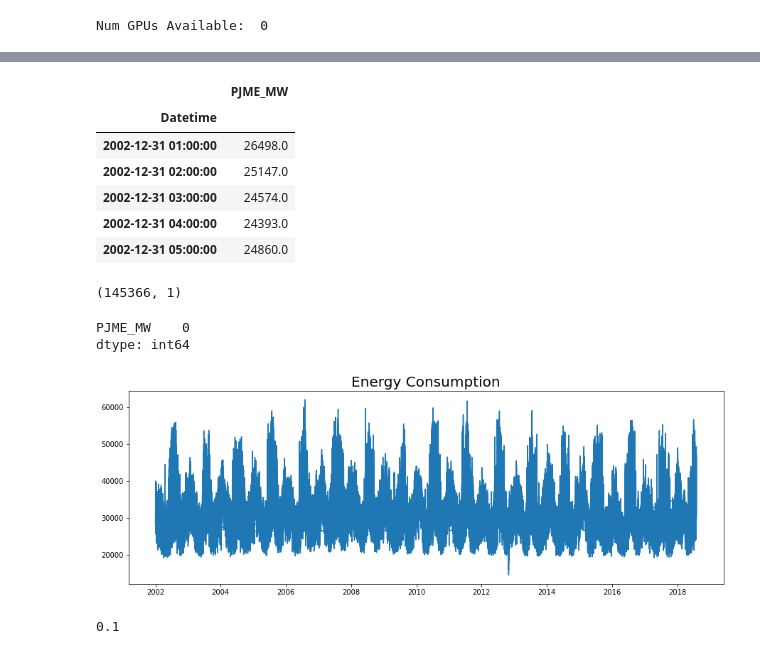
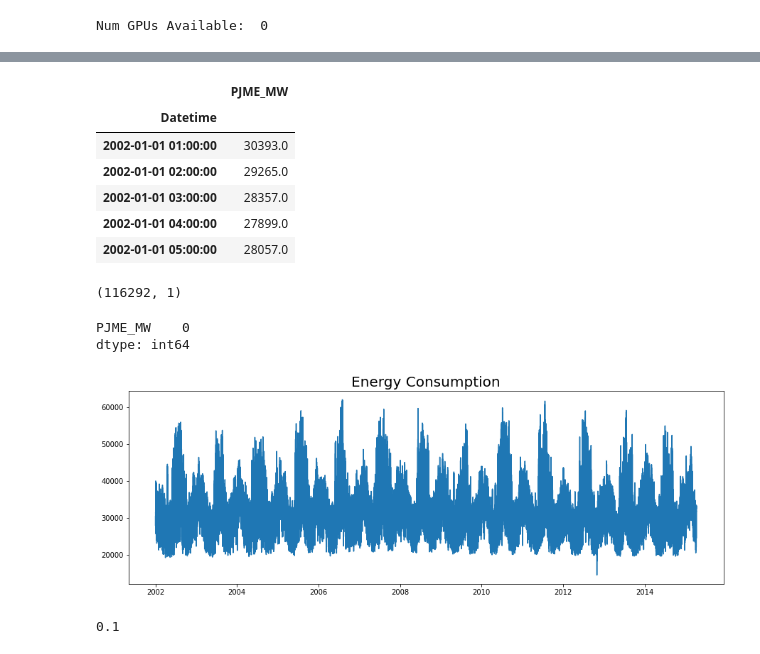
Before and after one commit to blankon123/random-analytics, a Jupyter notebook: Time_Series_LSTM.ipynb, the cells around one changed output, grey strips where cells are left out. Cells and saved outputs as stored; diff of their text form; code cells hidden in the pictures.

```diff
--- a/Time_Series_LSTM.ipynb
+++ b/Time_Series_LSTM.ipynb
@@ -24,19 +25,26 @@ uploaded = files.upload()
 # %%
 import io
-data_train = pd.read_csv('/content/PJME_hourly.csv',parse_dates=[0],index_col=[0])
-data_train.head()
+df = pd.read_csv('/content/PJME_hourly.csv',parse_dates=[0])
+df = df.sort_values('Datetime')
+df = df.set_index('Datetime')
+df.head()
 # %% [output]
 |  | PJME_MW |
 | Datetime |  |
-| 2002-12-31 01:00:00 | 26498.0 |
-| 2002-12-31 02:00:00 | 25147.0 |
-| 2002-12-31 03:00:00 | 24574.0 |
-| 2002-12-31 04:00:00 | 24393.0 |
-| 2002-12-31 05:00:00 | 24860.0 |
+| 2002-01-01 01:00:00 | 30393.0 |
+| 2002-01-01 02:00:00 | 29265.0 |
+| 2002-01-01 03:00:00 | 28357.0 |
+| 2002-01-01 04:00:00 | 27899.0 |
+| 2002-01-01 05:00:00 | 28057.0 |
+# %%
+validation_set = 20
+validation_cutoff = df.shape[0]*(100-validation_set)//100
+data_train = df.iloc[:validation_cutoff,]
+data_test = df.iloc[validation_cutoff:,]
 # %%
 data_train.shape
 # %% [output]
-(145366, 1)
+(116292, 1)
 # %%
 data_train.isnull().sum()
 # %% [output]
@@ -45,12 +53,13 @@ dtype: int64
 # %%
 dates = data_train.index.values
 temp  = data_train['PJME_MW'].values
+temp_test = data_test['PJME_MW'].values
 
 plt.figure(figsize=(15,5))
 plt.plot(dates, temp)
 plt.title('Energy Consumption',fontsize=20);
 # %% [output]
-[figure, old version]
+[figure, new version]
 # %%
 #Perhitungan skala data
 import sklearn.preprocessing
```
Also changed, not shown: parts of 7 cells of this notebook.
